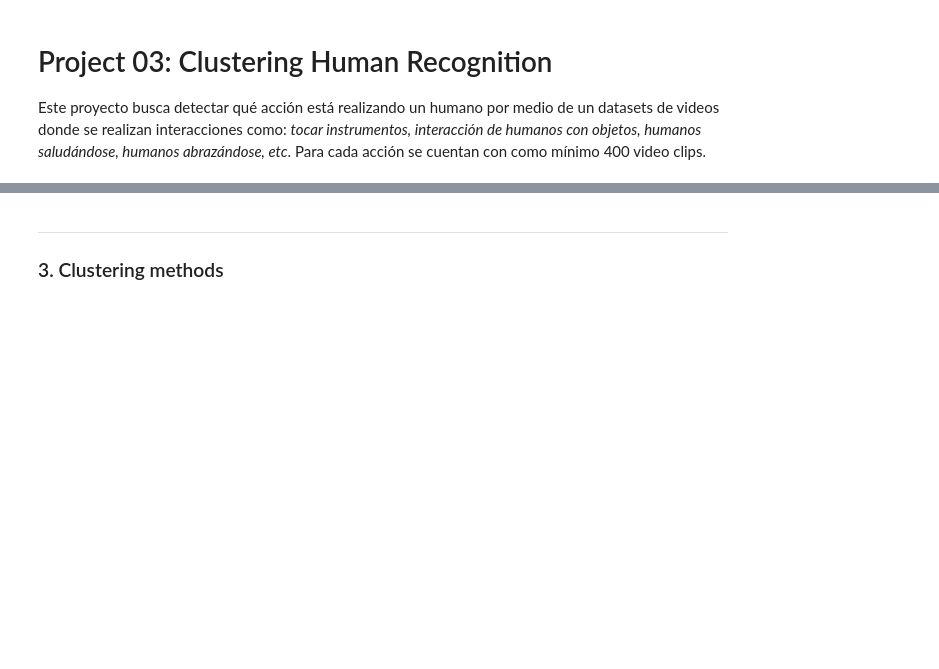
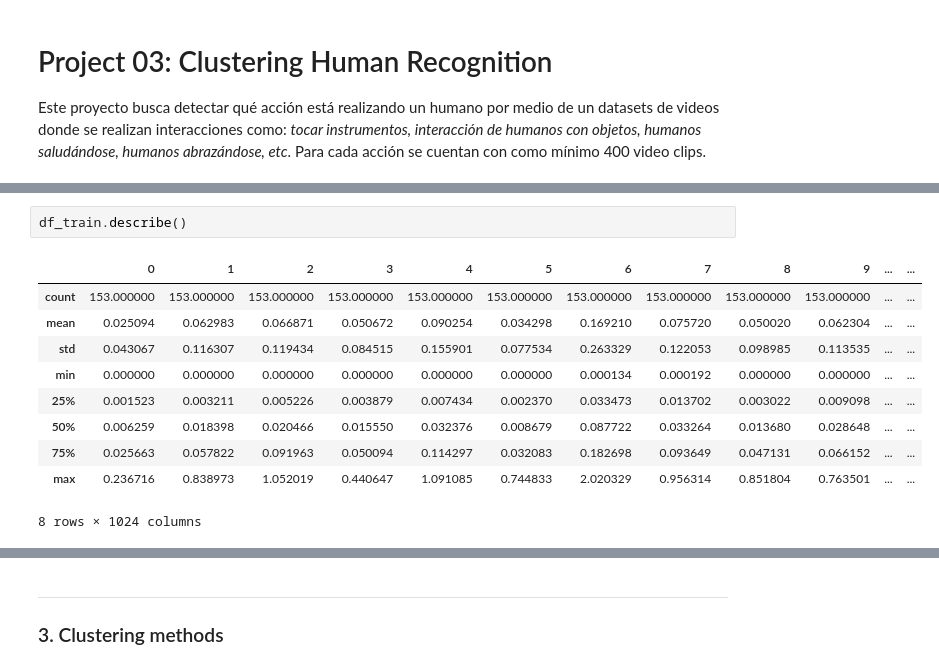
Before and after one commit to kaloslazo/ClusteringHumanRecognition, a Jupyter notebook: main.ipynb, the cells around one changed output, grey strips where cells are left out. Saved outputs shown, nothing was run; the diff lists cells and outputs as text; blank space fills up the shorter version.

```diff
--- a/main.ipynb
+++ b/main.ipynb
@@ -66,0 +93,13 @@ video_features_pca_reduced.shape
+# %%
+df_train.describe()
+# %% [output]
+|  | 0 | 1 | 2 | 3 | 4 | 5 | 6 | 7 | 8 | 9 | ... | ... |
+| count | 153.000000 | 153.000000 | 153.000000 | 153.000000 | 153.000000 | 153.000000 | 153.000000 | 153.000000 | 153.000000 | 153.000000 | ... | ... |
+| mean | 0.025094 | 0.062983 | 0.066871 | 0.050672 | 0.090254 | 0.034298 | 0.169210 | 0.075720 | 0.050020 | 0.062304 | ... | ... |
+| std | 0.043067 | 0.116307 | 0.119434 | 0.084515 | 0.155901 | 0.077534 | 0.263329 | 0.122053 | 0.098985 | 0.113535 | ... | ... |
+| min | 0.000000 | 0.000000 | 0.000000 | 0.000000 | 0.000000 | 0.000000 | 0.000134 | 0.000192 | 0.000000 | 0.000000 | ... | ... |
+| 25% | 0.001523 | 0.003211 | 0.005226 | 0.003879 | 0.007434 | 0.002370 | 0.033473 | 0.013702 | 0.003022 | 0.009098 | ... | ... |
+| 50% | 0.006259 | 0.018398 | 0.020466 | 0.015550 | 0.032376 | 0.008679 | 0.087722 | 0.033264 | 0.013680 | 0.028648 | ... | ... |
+| 75% | 0.025663 | 0.057822 | 0.091963 | 0.050094 | 0.114297 | 0.032083 | 0.182698 | 0.093649 | 0.047131 | 0.066152 | ... | ... |
+| max | 0.236716 | 0.838973 | 1.052019 | 0.440647 | 1.091085 | 0.744833 | 2.020329 | 0.956314 | 0.851804 | 0.763501 | ... | ... |
+8 rows × 1024 columns
```
Also changed, not shown: parts of 17 cells of this notebook.
